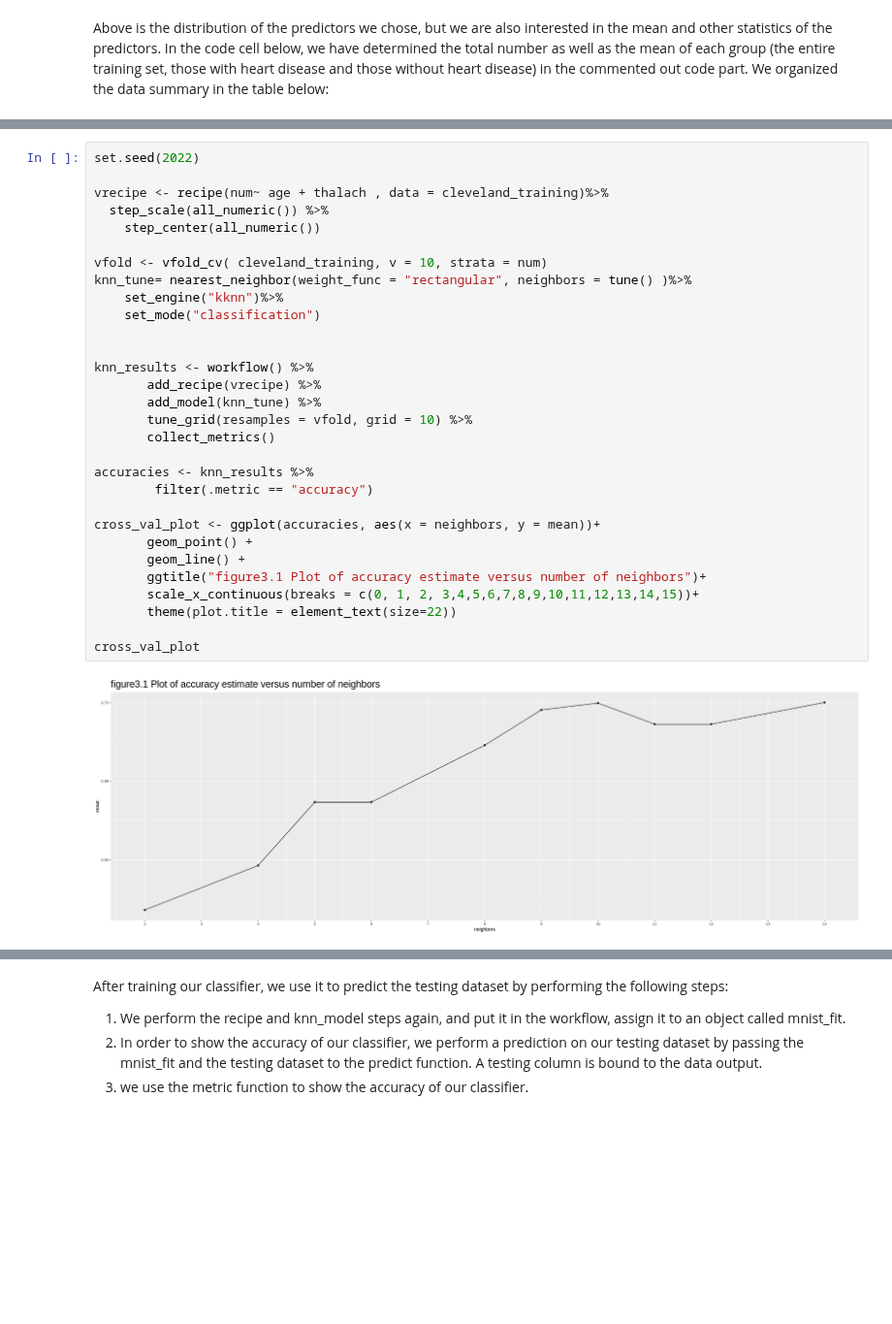
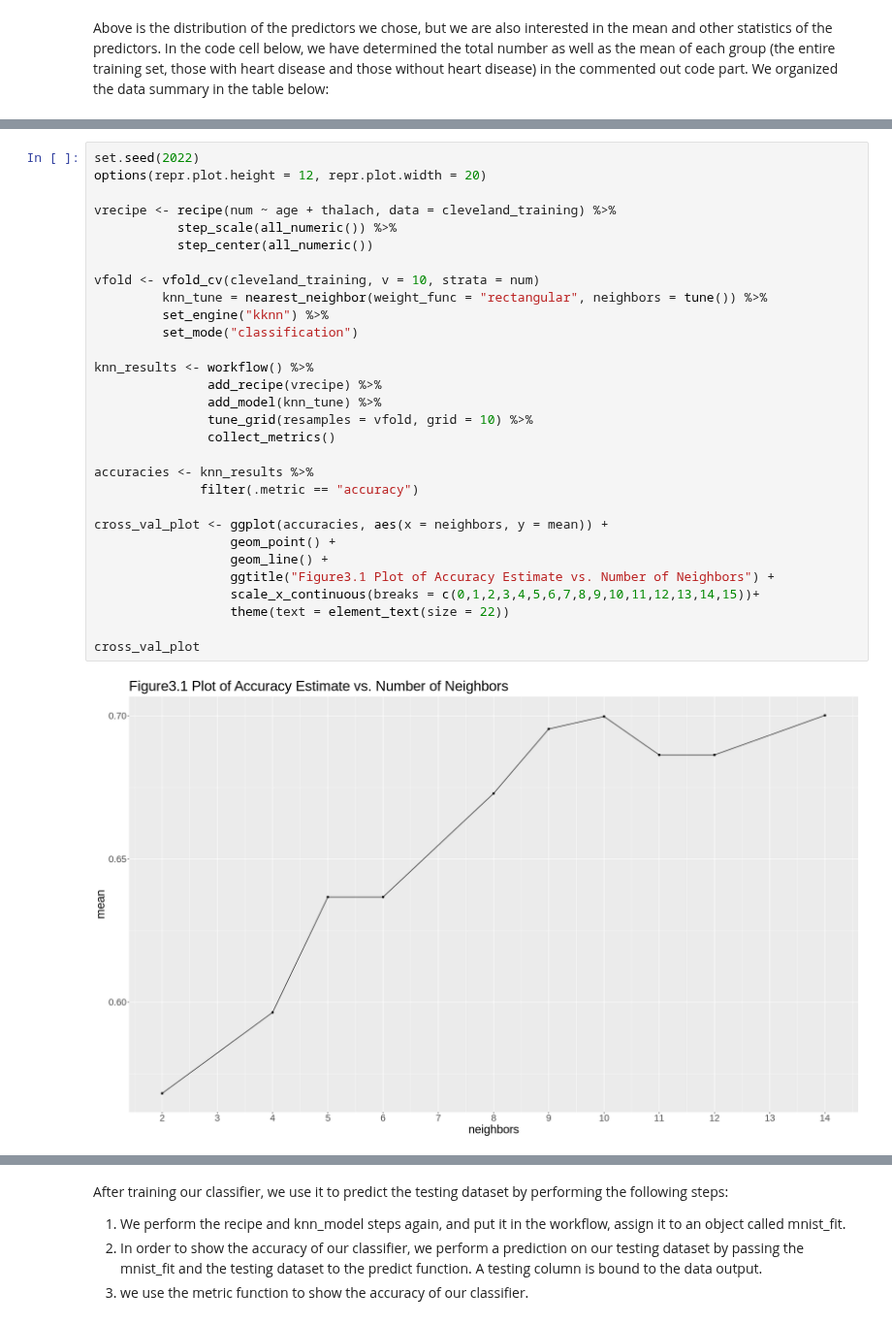
Before and after one commit to wiliwangka/Heart-Disease-Classification-with-R, a Jupyter notebook: ds_project_proposal.ipynb, the cells around one changed output, grey strips where cells are left out. Shown at 97% size. Cells and saved outputs as stored; diff of their text form; blank space fills up the shorter version.

```diff
--- a/ds_project_proposal.ipynb
+++ b/ds_project_proposal.ipynb
@@ -379,33 +364,33 @@ We build ad train our classifier by performing the following steps:
 5.We plot the accuracy against the knn. Then, we could see which knn value has the highest accuracy, and pick our knn value accordingly.
 # %%
 set.seed(2022)
+options(repr.plot.height = 12, repr.plot.width = 20)
 
-vrecipe <- recipe(num~ age + thalach , data = cleveland_training)%>%
-  step_scale(all_numeric()) %>%
-    step_center(all_numeric())
+vrecipe <- recipe(num ~ age + thalach, data = cleveland_training) %>%
+           step_scale(all_numeric()) %>%
+           step_center(all_numeric())
 
-vfold <- vfold_cv( cleveland_training, v = 10, strata = num)
-knn_tune= nearest_neighbor(weight_func = "rectangular", neighbors = tune() )%>%
-    set_engine("kknn")%>%
-    set_mode("classification")
-
+vfold <- vfold_cv(cleveland_training, v = 10, strata = num)
+         knn_tune = nearest_neighbor(weight_func = "rectangular", neighbors = tune()) %>%
+         set_engine("kknn") %>%
+         set_mode("classification")
 
 knn_results <- workflow() %>%
-       add_recipe(vrecipe) %>%
-       add_model(knn_tune) %>%
-       tune_grid(resamples = vfold, grid = 10) %>%
-       collect_metrics()
+               add_recipe(vrecipe) %>%
+               add_model(knn_tune) %>%
+               tune_grid(resamples = vfold, grid = 10) %>%
+               collect_metrics()
 
 accuracies <- knn_results %>%
-        filter(.metric == "accuracy")
+              filter(.metric == "accuracy")
 
-cross_val_plot <- ggplot(accuracies, aes(x = neighbors, y = mean))+
-       geom_point() +
-       geom_line() +
-       ggtitle("figure3.1 Plot of accuracy estimate versus number of neighbors")+
-       scale_x_continuous(breaks = c(0, 1, 2, 3,4,5,6,7,8,9,10,11,12,13,14,15))+
-       theme(plot.title = element_text(size=22))
+cross_val_plot <- ggplot(accuracies, aes(x = neighbors, y = mean)) +
+                  geom_point() +
+                  geom_line() +
+                  ggtitle("Figure3.1 Plot of Accuracy Estimate vs. Number of Neighbors") +
+                  scale_x_continuous(breaks = c(0,1,2,3,4,5,6,7,8,9,10,11,12,13,14,15))+
+                  theme(text = element_text(size = 22))
 
 cross_val_plot
 # %% [output]
-[figure, old version]
+[figure, new version]
```
Also changed, not shown: parts of 15 cells of this notebook.
